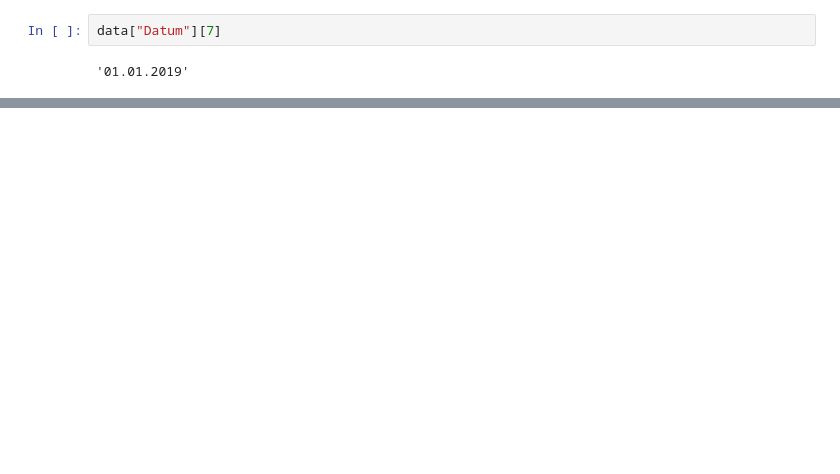
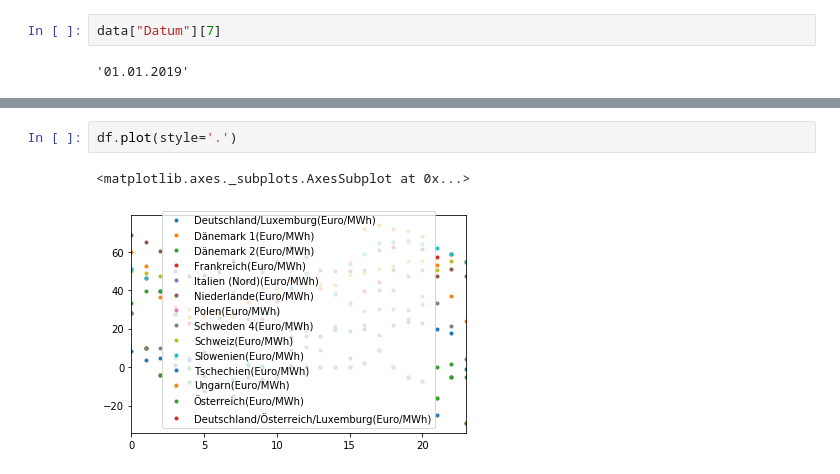
Before and after one commit to alrusa/seminarws1920, a Jupyter notebook: seminar.ipynb, the cells around one changed output, grey strips where cells are left out. Drawn from its saved outputs; the diff is of its cells as text; blank space fills up the shorter version.

```diff
--- a/seminar.ipynb
+++ b/seminar.ipynb
@@ -135,0 +161,5 @@ TypeError: 'delimiter' is an invalid keyword argument for astype()
+# %%
+df.plot(style='.')
+# %% [output]
+<matplotlib.axes._subplots.AxesSubplot at 0x...>
+[figure, added]
```
Also changed, not shown: parts of 13 cells of this notebook.
